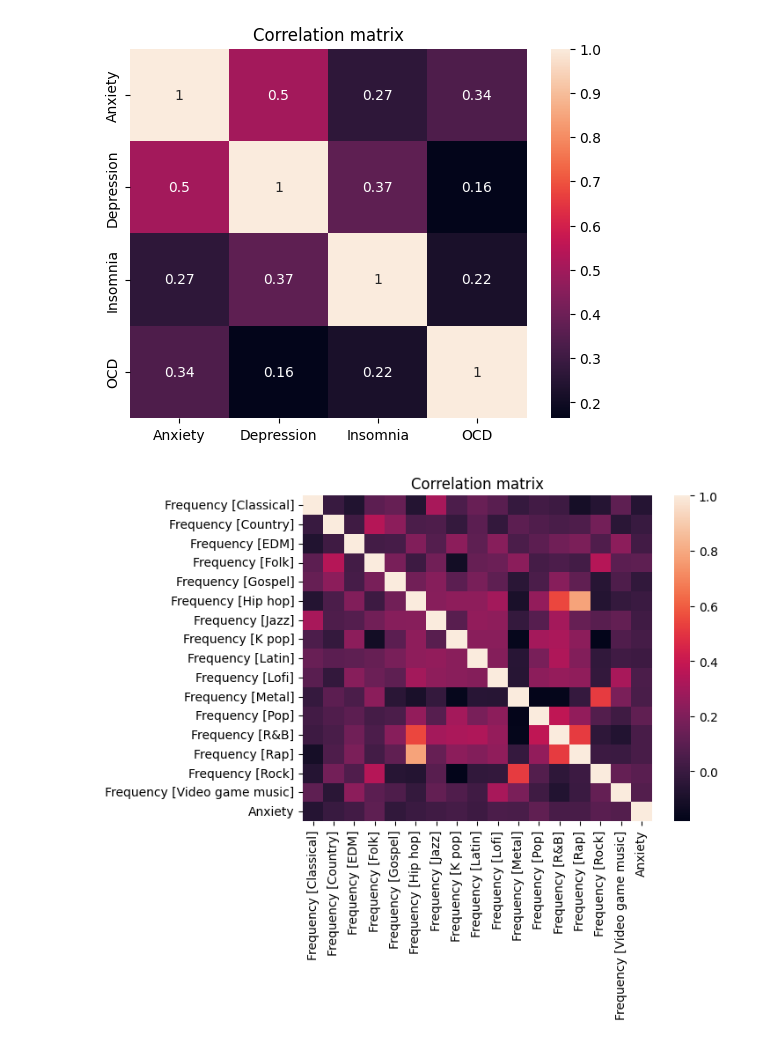
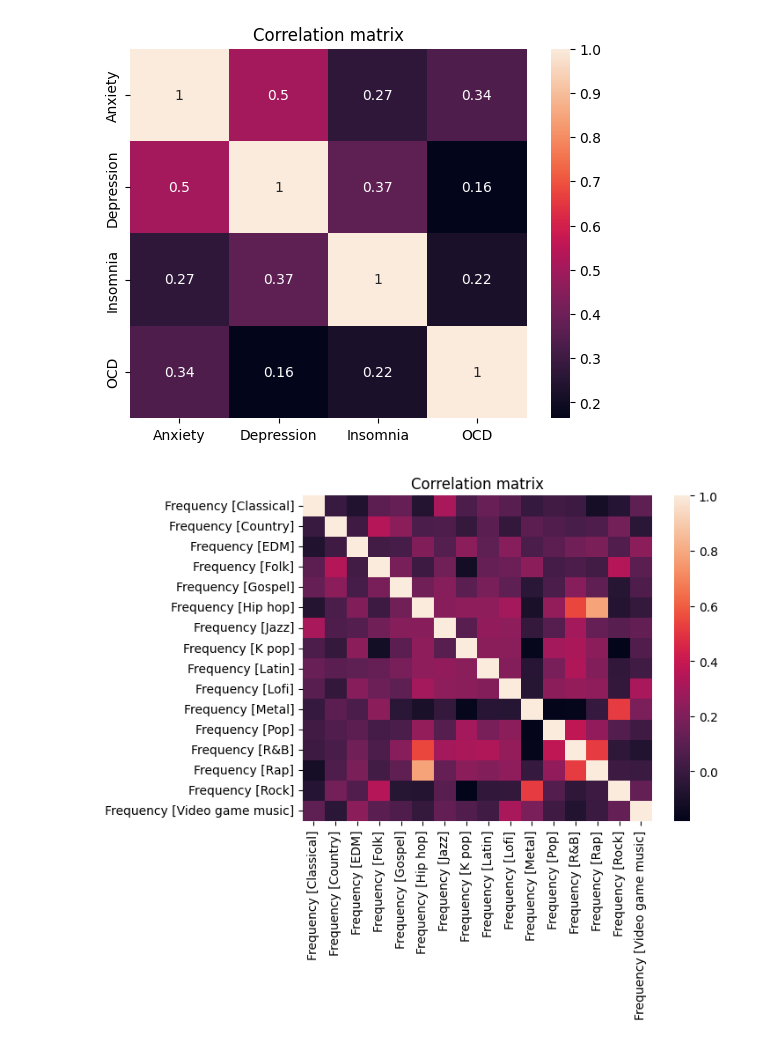
Before and after one commit to mlcuadra1/Mental-Health-x-Music-EDA, a Jupyter notebook: notebooks/Script 2 - EDA.ipynb, the cells around one changed output. Drawn from its saved outputs; the diff is of its cells as text; code cells hidden in the pictures.

```diff
--- a/notebooks/Script 2 - EDA.ipynb
+++ b/notebooks/Script 2 - EDA.ipynb
@@ -98,14 +98,14 @@ plt.show()
 # %% [output]
 [figure]
 # %%
-mental_health_list = list(data.columns[10:27])
+mental_health_list = list(data.columns[10:26])
 correl_data = data[mental_health_list]
 correl_matrix = correl_data.corr()
 
 fig3, ax0 = plt.subplots()
 
 sns.heatmap(correl_matrix)
 plt.title('Correlation matrix')
 plt.show()
 # %% [output]
-[figure, old version]
+[figure, new version]
```
Also changed, not shown: 2 other files.
